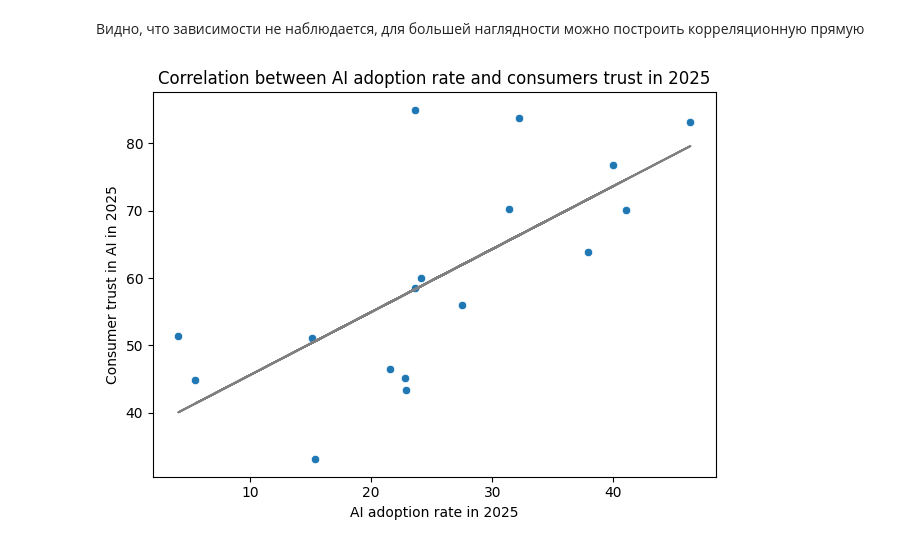
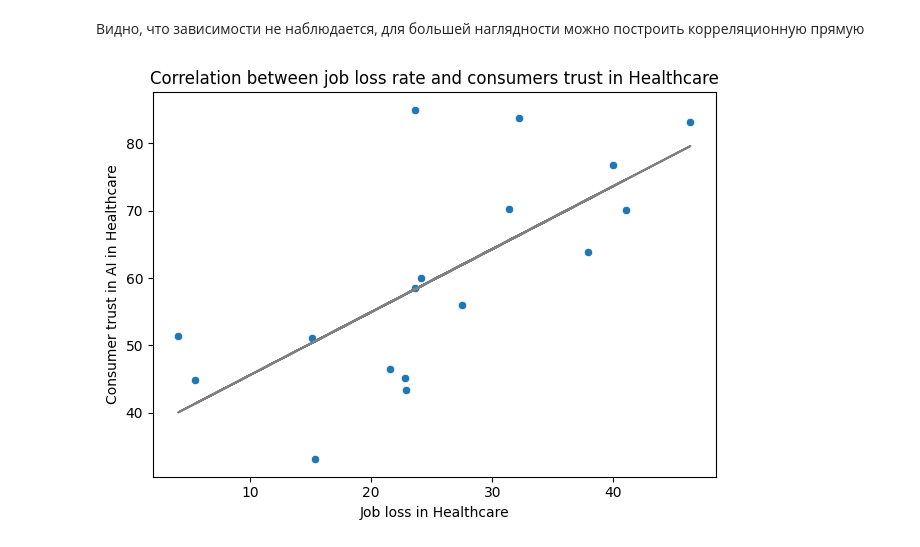
Before and after one commit to KristinaDobrovolskaya/Global_AI_impact, a Jupyter notebook: notebooks/data_preprocessing_visualization.ipynb, the cells around one changed output. Saved outputs shown, nothing was run; the diff lists cells and outputs as text; code cells hidden in the pictures.

```diff
--- a/notebooks/data_preprocessing_visualization.ipynb
+++ b/notebooks/data_preprocessing_visualization.ipynb
@@ -167,25 +215,25 @@ for col in columns:
 # %% [markdown]
 Видно, что зависимости не наблюдается, для большей наглядности можно построить корреляционную прямую
 # %%
-# Построение точечной диаграммы зависимости потери работы и степени доверия пользователей к ИИ в области здравоохранения
+# Dependents between jib loss and consumer trust in Healthcare
 from scipy import stats
 x, y = df_health.job_loss, df_health.consumer_trust
 
 sns.scatterplot(x=x, y=y)
 
-# Линия тренда (линейная регрессия)
+# Trend line
 slope, intercept, r_value, p_value, std_err = stats.linregress(x, y)
 line = slope * x + intercept
 plt.plot(x, line, color='grey', label=f'Trend line: y = {slope:.2f}x + {intercept:.2f}')
 
-plt.xlabel('AI adoption rate in 2025')
-plt.ylabel('Consumer trust in AI in 2025')
-plt.title('Correlation between AI adoption rate and consumers trust in 2025')
+plt.xlabel('Job loss in Healthcare')
+plt.ylabel('Consumer trust in AI in Healthcare')
+plt.title('Correlation between job loss rate and consumers trust in Healthcare')
 
 plt.tight_layout()
 plt.show()
 
-# Даже нельзя провести анализ с помощью линейной регрессии, данные распределены точно не линейно
+# Ypu can observe possitive correlation
 # %% [output]
-[figure, old version]
+[figure, new version]
 # %%
```
Also changed, not shown: parts of 9 cells of this notebook.
